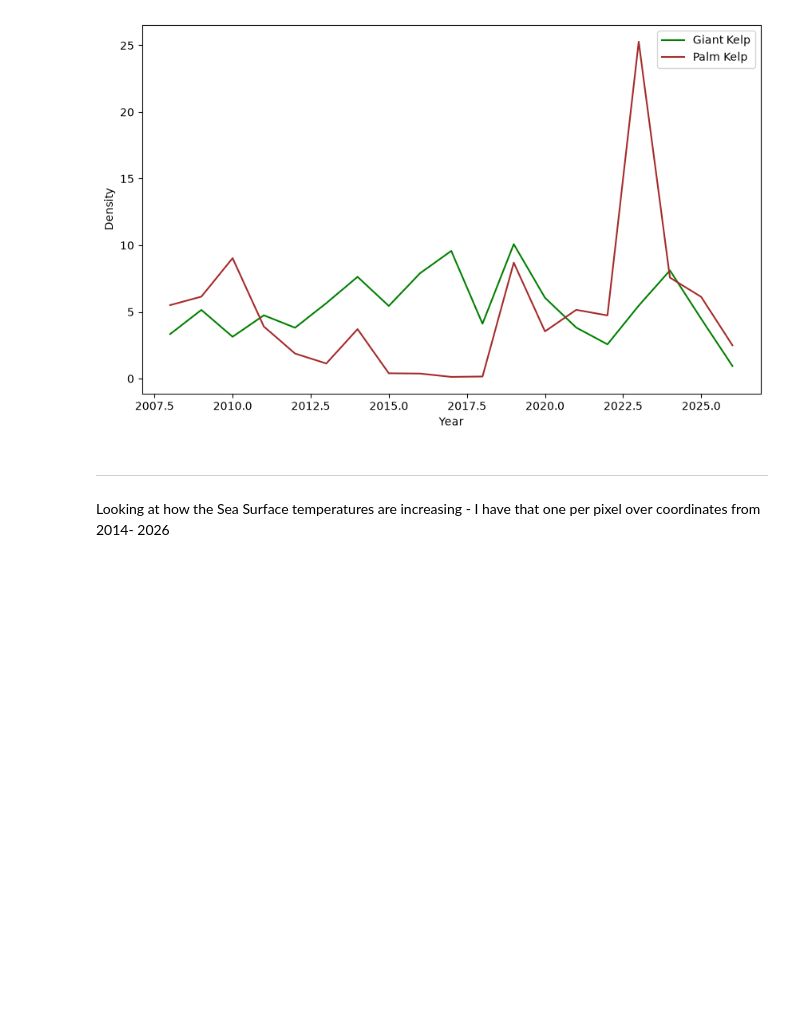
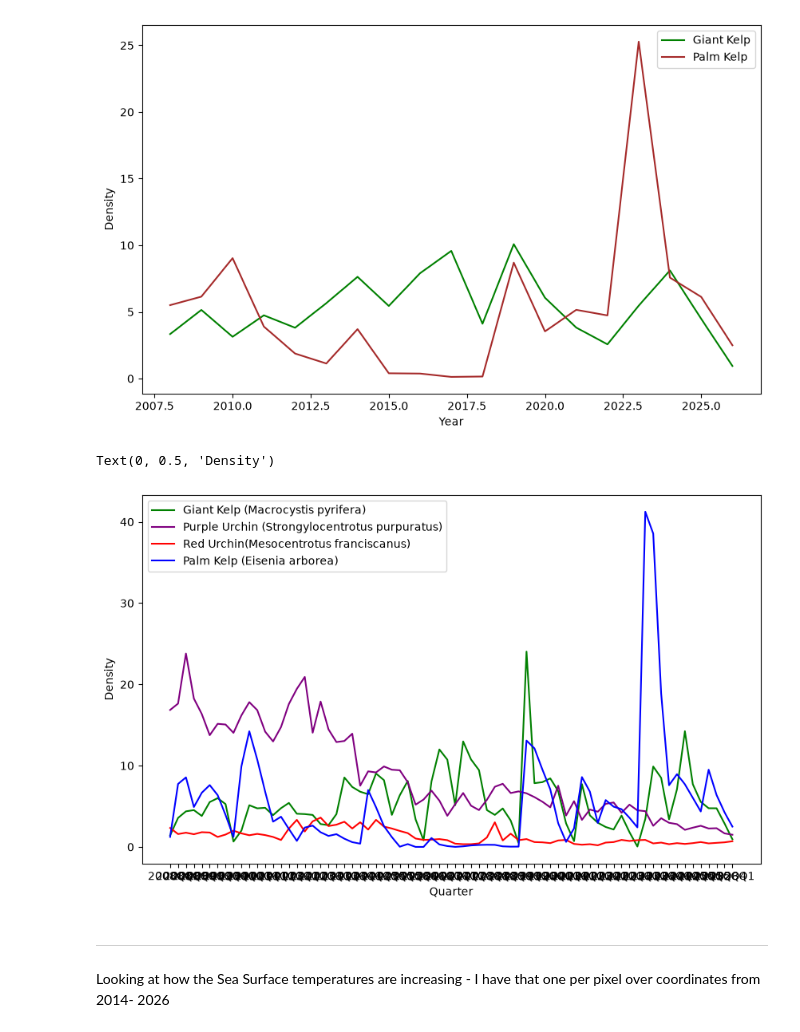
Before and after one commit to EmmaBucket/398_ocean, a Jupyter notebook: Analysis/variable_exploration.ipynb, the cells around one changed output. Cells and saved outputs as stored; diff of their text form; code cells hidden in the pictures; blank space fills up the shorter version.

Commit message:
comparing kelp to urchin and temperature

```diff
--- a/Analysis/variable_exploration.ipynb
+++ b/Analysis/variable_exploration.ipynb
@@ -336,6 +336,23 @@ plt.ylabel('Density')
 # %% [output]
 Text(0, 0.5, 'Density')
 [figure]
+# %%
+kelp_only_df["yq"] = kelp_only_df["date"].dt.to_period("Q")
+palm_quarterly = kelp_only_df[kelp_only_df["common_name"] == "Palm Kelp"].groupby("yq")["density"].mean().reset_index()
+# %%
+plt.figure(figsize=(10, 6))
+
+plt.plot(giant_kelp['yq'].astype(str), giant_kelp['density'], label='Giant Kelp (Macrocystis pyrifera)', color='green')
+plt.plot(purple_urchin["yq"].astype(str), purple_urchin["density"], label="Purple Urchin (Strongylocentrotus purpuratus)", color = "purple")
+plt.plot(red_urchin["yq"].astype(str), red_urchin["density"], label="Red Urchin(Mesocentrotus franciscanus)", color = "red")
+plt.plot(palm_quarterly['yq'].astype(str), palm_quarterly['density'], label='Palm Kelp (Eisenia arborea)', color='blue')
+
+plt.legend()
+plt.xlabel('Quarter')
+plt.ylabel('Density')
+# %% [output]
+Text(0, 0.5, 'Density')
+[figure, added]
 # %% [markdown]
 ---
 Looking at how the Sea Surface temperatures are increasing - I have that one per pixel over coordinates from 2014- 2026
```
Also changed, not shown: parts of 7 cells of this notebook.
